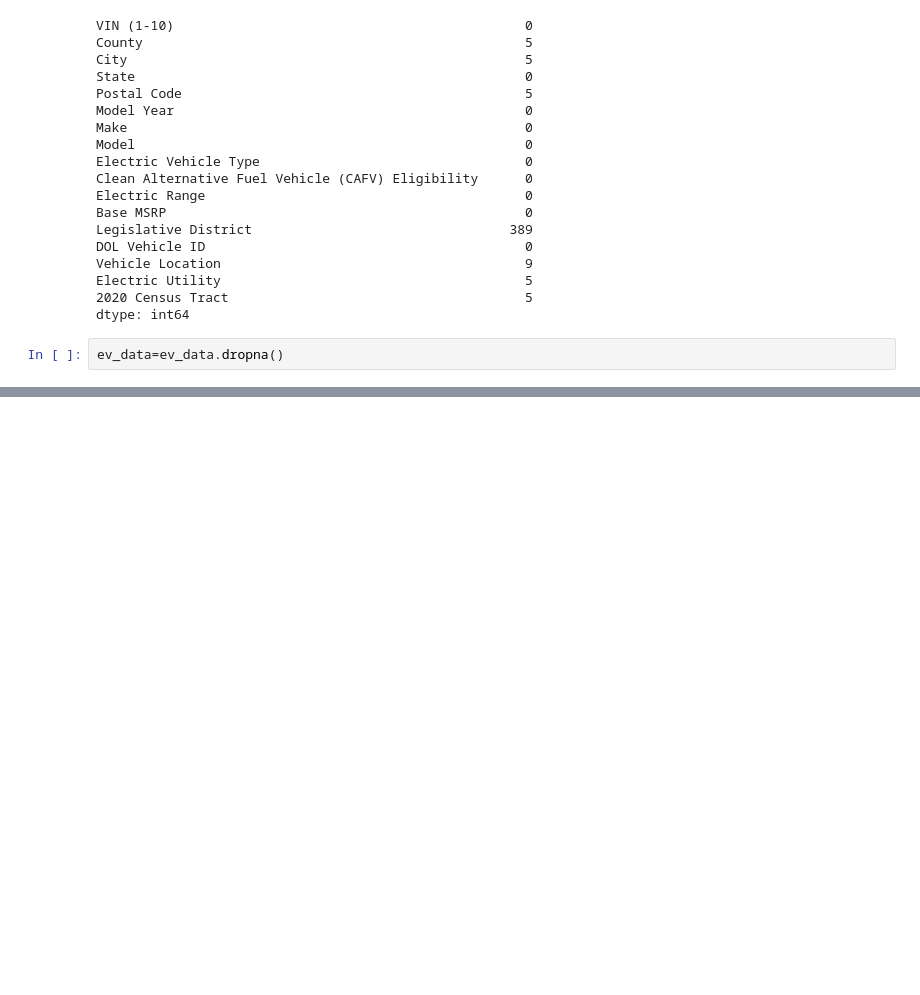
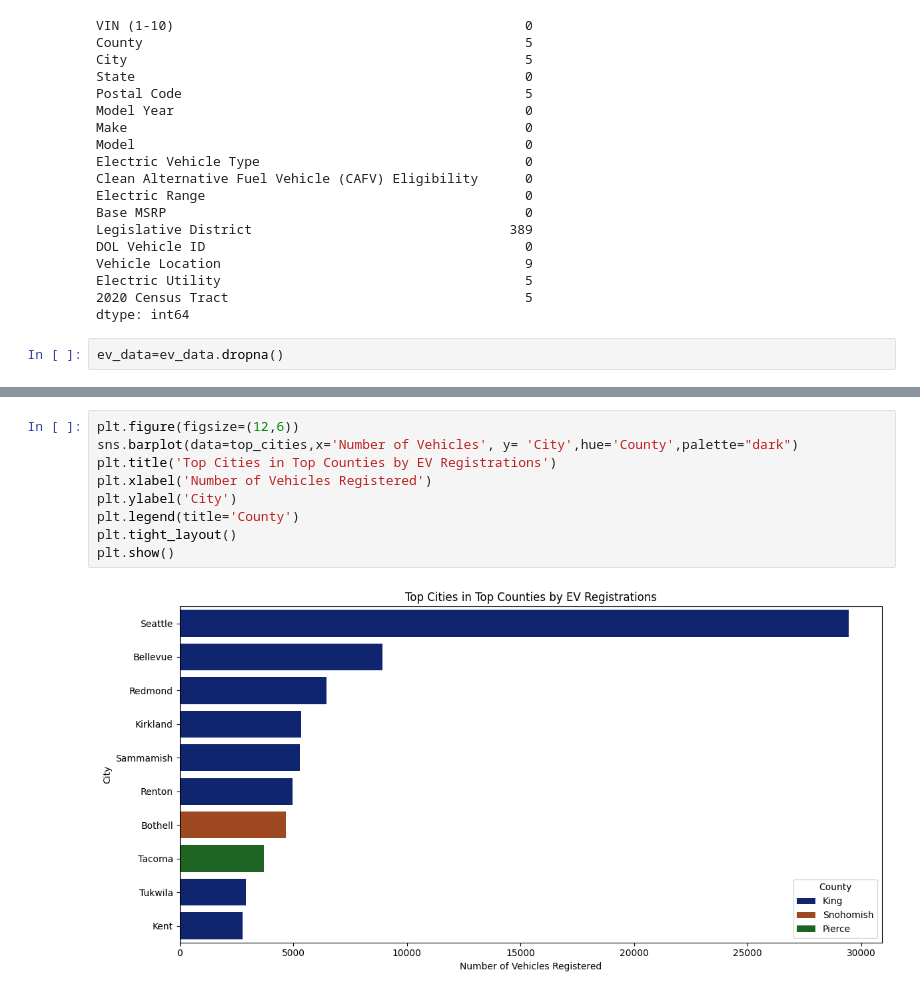
Before and after one commit to sulebalaban/Electric-Vehicles-Market-Size-Analysis-using-Python, a Jupyter notebook: Electric _Vehicles.ipynb, the cells around one changed output, grey strips where cells are left out. Cells and saved outputs as stored; diff of their text form; blank space fills up the shorter version.

```diff
--- a/Electric _Vehicles.ipynb
+++ b/Electric _Vehicles.ipynb
@@ -56,0 +78,11 @@ ev_data=ev_data.dropna()
+# %%
+plt.figure(figsize=(12,6))
+sns.barplot(data=top_cities,x='Number of Vehicles', y= 'City',hue='County',palette="dark")
+plt.title('Top Cities in Top Counties by EV Registrations')
+plt.xlabel('Number of Vehicles Registered')
+plt.ylabel('City')
+plt.legend(title='County')
+plt.tight_layout()
+plt.show()
+# %% [output]
+[figure, added]
```
Also changed, not shown: parts of 6 cells of this notebook.
